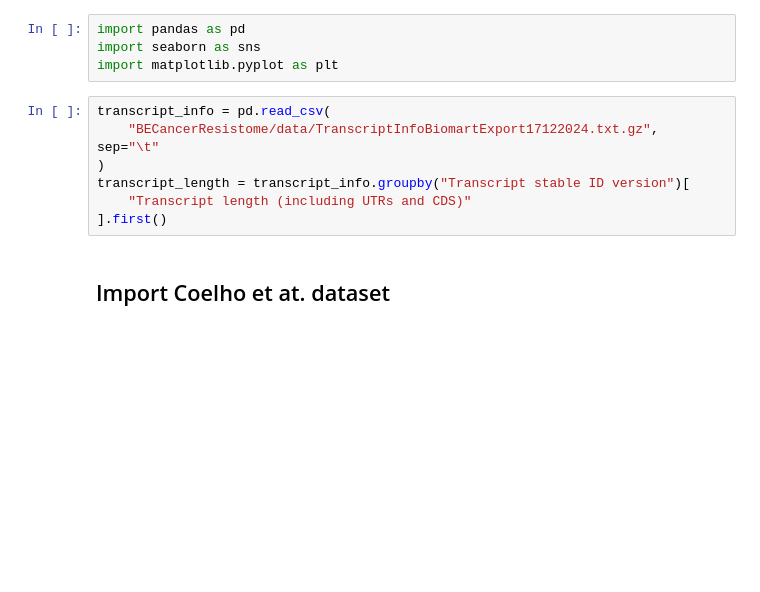
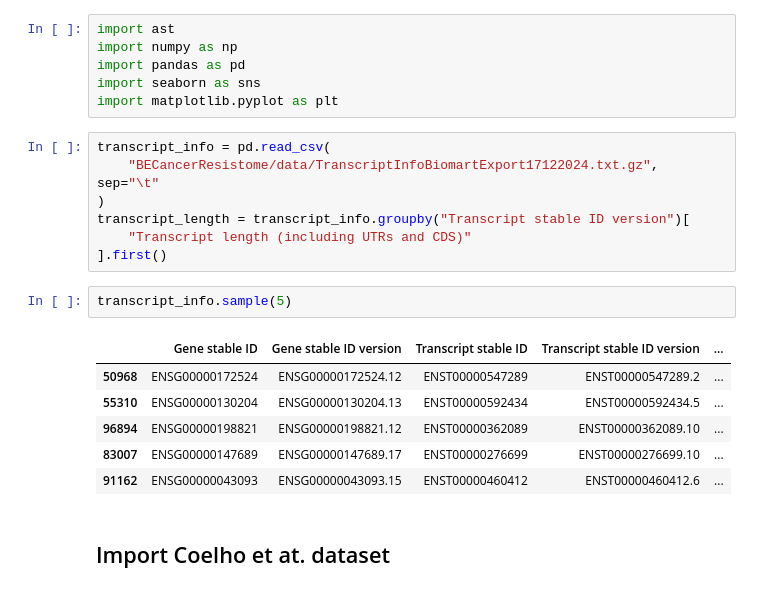
Before and after one commit to QuantitativeBiology/BECancerResistome, a Jupyter notebook: BECancerResistome/VEPexplorer.ipynb, the cells around one changed output. Saved outputs shown, nothing was run; the diff lists cells and outputs as text; blank space fills up the shorter version.

```diff
--- a/BECancerResistome/VEPexplorer.ipynb
+++ b/BECancerResistome/VEPexplorer.ipynb
@@ -1,4 +1,6 @@
 # %%
+import ast
+import numpy as np
 import pandas as pd
 import seaborn as sns
 import matplotlib.pyplot as plt
@@ -9,6 +11,15 @@ transcript_info = pd.read_csv(
 transcript_length = transcript_info.groupby("Transcript stable ID version")[
     "Transcript length (including UTRs and CDS)"
 ].first()
+# %%
+transcript_info.sample(5)
+# %% [output]
+|  | Gene stable ID | Gene stable ID version | Transcript stable ID | Transcript stable ID version | ... |
+| 50968 | ENSG00000172524 | ENSG00000172524.12 | ENST00000547289 | ENST00000547289.2 | ... |
+| 55310 | ENSG00000130204 | ENSG00000130204.13 | ENST00000592434 | ENST00000592434.5 | ... |
+| 96894 | ENSG00000198821 | ENSG00000198821.12 | ENST00000362089 | ENST00000362089.10 | ... |
+| 83007 | ENSG00000147689 | ENSG00000147689.17 | ENST00000276699 | ENST00000276699.10 | ... |
+| 91162 | ENSG00000043093 | ENSG00000043093.15 | ENST00000460412 | ENST00000460412.6 | ... |
 # %% [markdown]
 ## Import Coelho et at. dataset
 # %%
```
Also changed, not shown: parts of 11 cells of this notebook.
